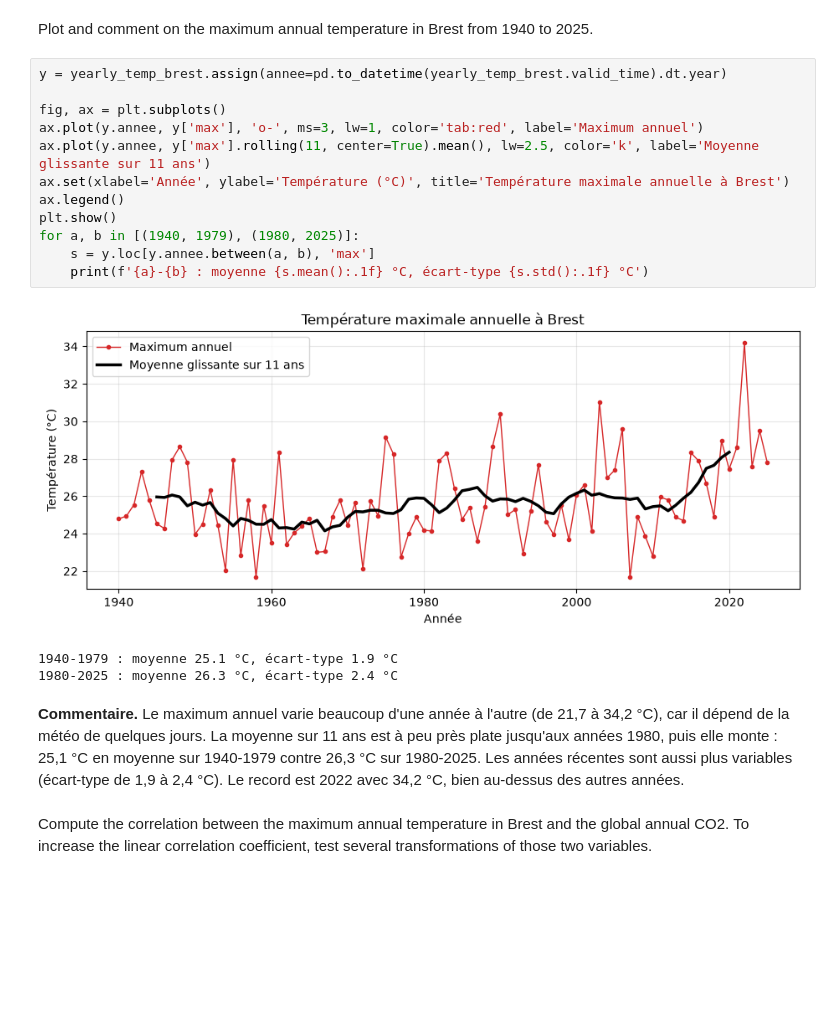
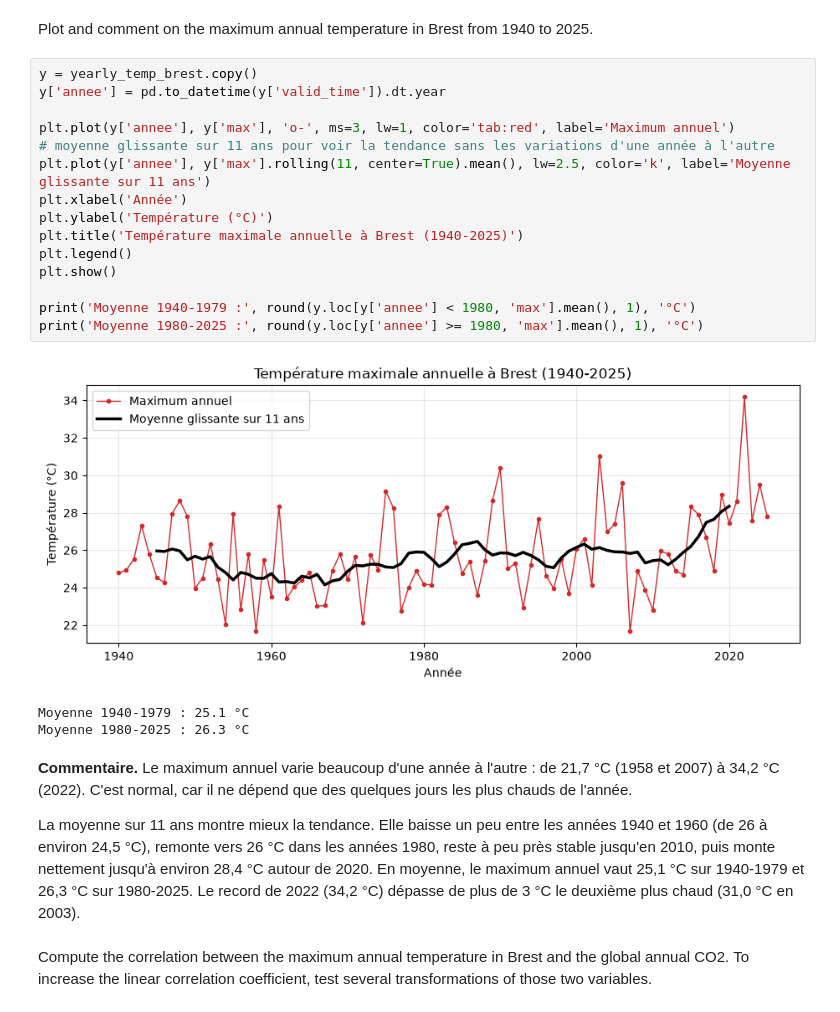
Before and after one commit to eliashas/mini-projet-stochastique, a Jupyter notebook: rendu_final_concis/rendu_final_groupe.ipynb, the cells around one changed output. Cells and saved outputs as stored; diff of their text form; blank space fills up the shorter version.

```diff
--- a/rendu_final_concis/rendu_final_groupe.ipynb
+++ b/rendu_final_concis/rendu_final_groupe.ipynb
@@ -220,26 +218,32 @@ print(yearly_temp_brest)
 # %% [markdown]
 Plot and comment on the maximum annual temperature in Brest from 1940 to 2025.
 # %%
-y = yearly_temp_brest.assign(annee=pd.to_datetime(yearly_temp_brest.valid_time).dt.year)
+y = yearly_temp_brest.copy()
+y['annee'] = pd.to_datetime(y['valid_time']).dt.year
 
-fig, ax = plt.subplots()
-ax.plot(y.annee, y['max'], 'o-', ms=3, lw=1, color='tab:red', label='Maximum annuel')
-ax.plot(y.annee, y['max'].rolling(11, center=True).mean(), lw=2.5, color='k', label='Moyenne glissante sur 11 ans')
-ax.set(xlabel='Année', ylabel='Température (°C)', title='Température maximale annuelle à Brest')
-ax.legend()
+plt.plot(y['annee'], y['max'], 'o-', ms=3, lw=1, color='tab:red', label='Maximum annuel')
+# moyenne glissante sur 11 ans pour voir la tendance sans les variations d'une année à l'autre
+plt.plot(y['annee'], y['max'].rolling(11, center=True).mean(), lw=2.5, color='k', label='Moyenne glissante sur 11 ans')
+plt.xlabel('Année')
+plt.ylabel('Température (°C)')
+plt.title('Température maximale annuelle à Brest (1940-2025)')
+plt.legend()
 plt.show()
-for a, b in [(1940, 1979), (1980, 2025)]:
-    s = y.loc[y.annee.between(a, b), 'max']
-    print(f'{a}-{b} : moyenne {s.mean():.1f} °C, écart-type {s.std():.1f} °C')
+
+print('Moyenne 1940-1979 :', round(y.loc[y['annee'] < 1980, 'max'].mean(), 1), '°C')
+print('Moyenne 1980-2025 :', round(y.loc[y['annee'] >= 1980, 'max'].mean(), 1), '°C')
 # %% [output]
-[figure, old version]
+[figure, new version]
-1940-1979 : moyenne 25.1 °C, écart-type 1.9 °C
-1980-2025 : moyenne 26.3 °C, écart-type 2.4 °C
+Moyenne 1940-1979 : 25.1 °C
+Moyenne 1980-2025 : 26.3 °C
 # %% [markdown]
-**Commentaire.** Le maximum annuel varie beaucoup d'une année à l'autre (de 21,7 à 34,2 °C), car il dépend de la
-météo de quelques jours. La moyenne sur 11 ans est à peu près plate jusqu'aux années 1980, puis elle monte : 25,1 °C
-en moyenne sur 1940-1979 contre 26,3 °C sur 1980-2025. Les années récentes sont aussi plus variables (écart-type
-de 1,9 à 2,4 °C). Le record est 2022 avec 34,2 °C, bien au-dessus des autres années.
+**Commentaire.** Le maximum annuel varie beaucoup d'une année à l'autre : de 21,7 °C (1958 et 2007) à 34,2 °C (2022).
+C'est normal, car il ne dépend que des quelques jours les plus chauds de l'année.
+
+La moyenne sur 11 ans montre mieux la tendance. Elle baisse un peu entre les années 1940 et 1960 (de 26 à environ
+24,5 °C), remonte vers 26 °C dans les années 1980, reste à peu près stable jusqu'en 2010, puis monte nettement jusqu'à
+environ 28,4 °C autour de 2020. En moyenne, le maximum annuel vaut 25,1 °C sur 1940-1979 et 26,3 °C sur 1980-2025.
+Le record de 2022 (34,2 °C) dépasse de plus de 3 °C le deuxième plus chaud (31,0 °C en 2003).
 # %% [markdown]
 Compute the correlation between the maximum annual temperature in Brest and the global annual CO2. To increase the linear correlation coefficient, test several transformations of those two variables.
 # %%
```
Also changed, not shown: parts of 18 cells of this notebook, 2 other files.
